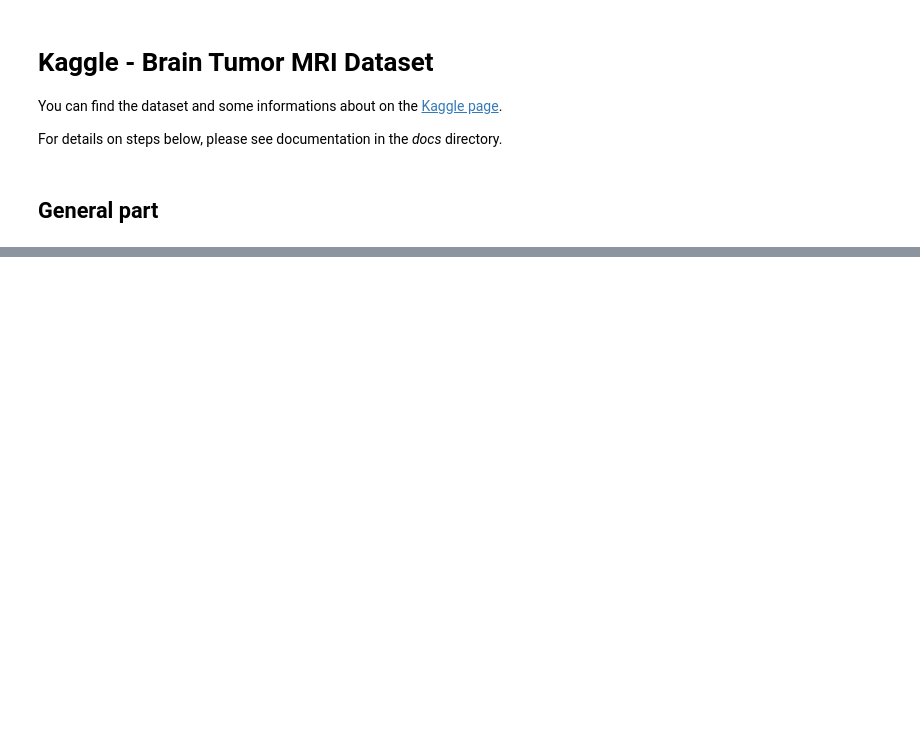
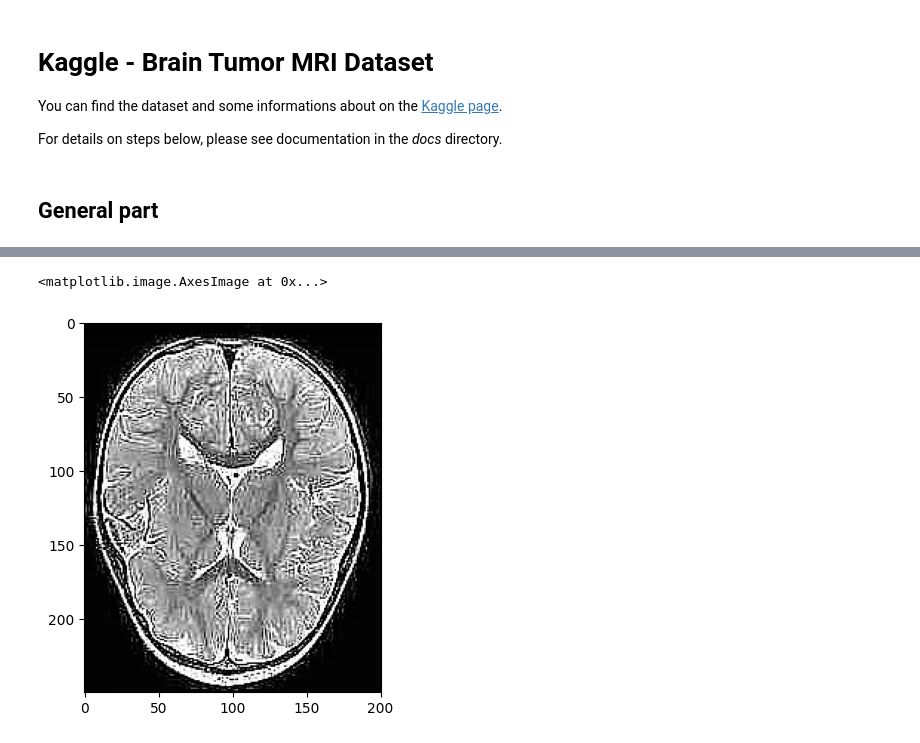
Before and after one commit to Jeremy-Duval-PhD/Brain_Tumor_MRI_Dataset, a Jupyter notebook: notebooks/Kaggle_Brain_Tumor_MRI_Dataset.ipynb, the cells around one changed output, grey strips where cells are left out. Cells and saved outputs as stored; diff of their text form; code cells hidden in the pictures; blank space fills up the shorter version.

```diff
--- a/notebooks/Kaggle_Brain_Tumor_MRI_Dataset.ipynb
+++ b/notebooks/Kaggle_Brain_Tumor_MRI_Dataset.ipynb
@@ -25,10 +29,15 @@ def load_dataset(raw_data_path: Path, dataset_dir: str) -> list:
     folder_path = raw_data_path / dataset_dir
     classes = ["notumor", "glioma", "meningioma", "pituitary"]
     dataset = []
+    img_files = []
     for class_label in classes:
         class_path = folder_path / class_label
         label_index = classes.index(class_label)
         for img_file in tqdm.tqdm(os.listdir(class_path)):
+            if img_file in img_files:
+                print("Doublon : {}", img_file)
+            else:
+                img_files.append(img_file)
             img_path = class_path / img_file
             img = cv2.imread(img_path)
             #img = cv2.resize(img, (224, 224))
@@ -38,0 +76,5 @@ raw_data = load_dataset(DATA_DIR, "Training")
+# %%
+plt.imshow(raw_data[0][0])
+# %% [output]
+<matplotlib.image.AxesImage at 0x...>
+[figure, added]
```
Also changed, not shown: parts of 9 cells of this notebook, 1 other file.
